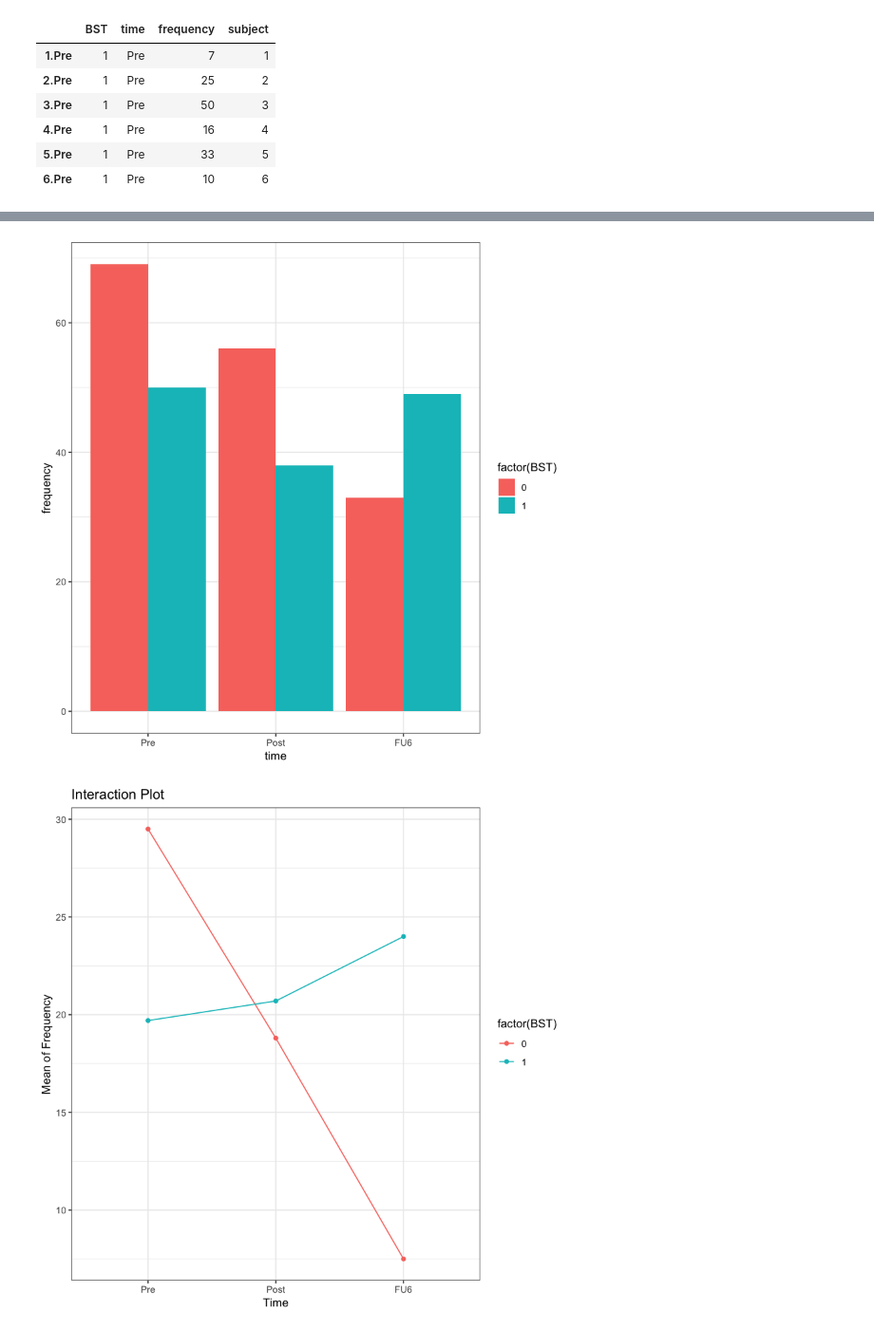
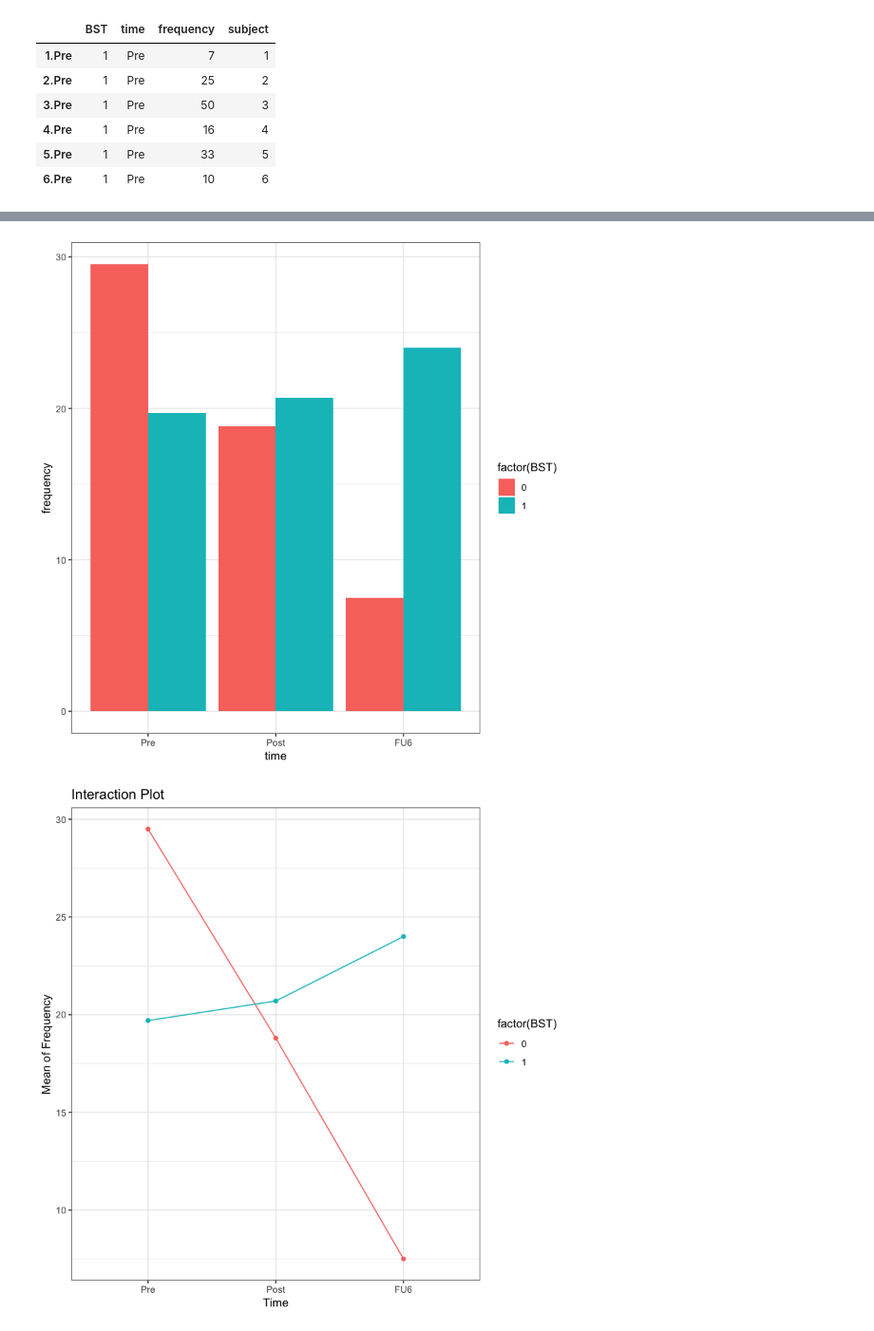
Before and after one commit to hlettinga/mixedlineareffectsmodel, a Jupyter notebook: Predicting Teens' Usage of Contraception using Mixed Linear Effects Models in R..ipynb, the cells around one changed output, grey strips where cells are left out. Shown: that part at 95% size. Cells and saved outputs as stored; diff of their text form; code cells hidden in the pictures.

```diff
--- a/Predicting Teens' Usage of Contraception using Mixed Linear Effects Models in R..ipynb
+++ b/Predicting Teens' Usage of Contraception using Mixed Linear Effects Models in R..ipynb
@@ -90,9 +96,11 @@ Making 'packages.html' ... done
 # %%
-ggplot(datateens.long, aes(x = time, y = frequency, fill = factor(BST))) +
+means <- aggregate(frequency ~ BST + time , datateens.long, mean)
+
+ggplot(means, aes(x = time, y = frequency, fill = factor(BST))) +
     geom_bar(stat = "identity", position = "dodge") +
     theme_bw()
 # %% [output]
-[figure, old version]
+[figure, new version]
 # %%
 Int <- ddply(datateens.long,.(time,BST),summarise, val = mean(frequency))
 # %%
```
Also changed, not shown: parts of 1 cell of this notebook.
